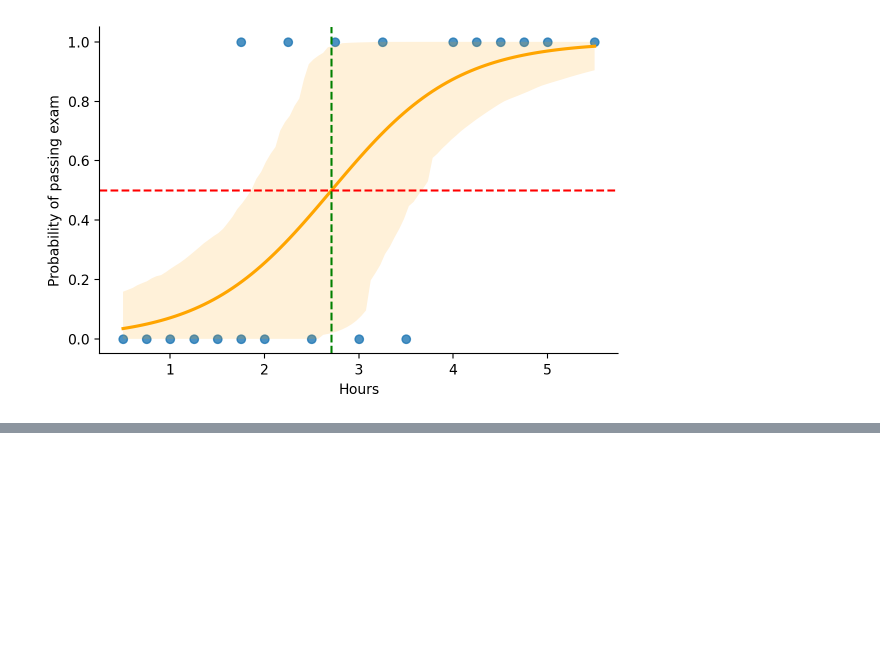
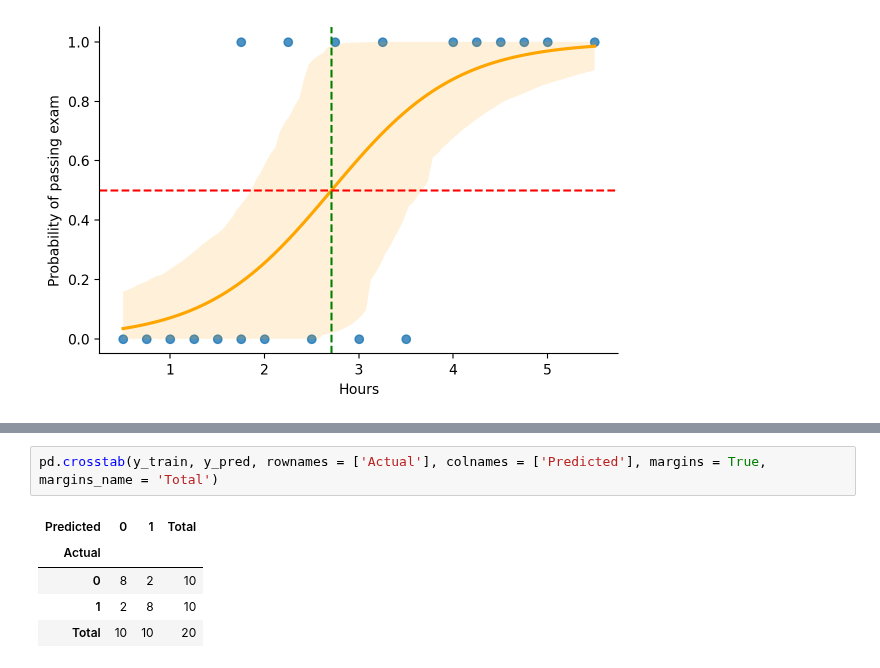
Before and after one commit to pNatTueku/ml_learning_with_ajprasertcbs, a Jupyter notebook: notebooks/confusion_matrix_concept.ipynb, the cells around one changed output, grey strips where cells are left out. Drawn from its saved outputs; the diff is of its cells as text; blank space fills up the shorter version.

```diff
--- a/notebooks/confusion_matrix_concept.ipynb
+++ b/notebooks/confusion_matrix_concept.ipynb
@@ -44,0 +148,8 @@ plt.axhline(.5, color = 'red', linestyle = '--');
+# %%
+pd.crosstab(y_train, y_pred, rownames = ['Actual'], colnames = ['Predicted'], margins = True, margins_name = 'Total')
+# %% [output]
+| Predicted | 0 | 1 | Total |
+| Actual |  |  |  |
+| 0 | 8 | 2 | 10 |
+| 1 | 2 | 8 | 10 |
+| Total | 10 | 10 | 20 |
```
Also changed, not shown: parts of 38 cells of this notebook.
